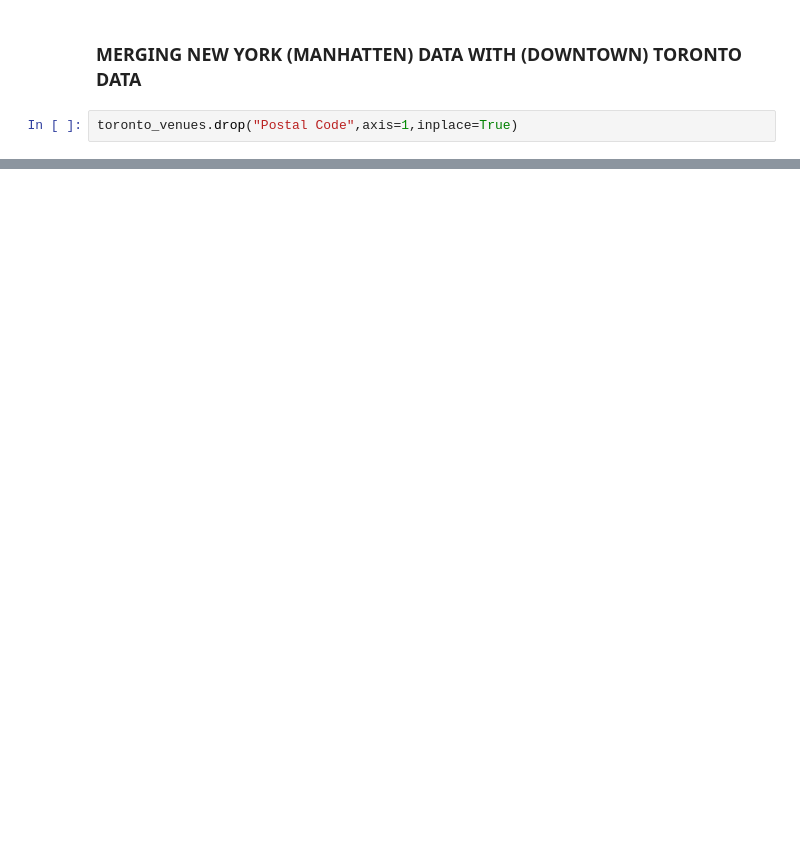
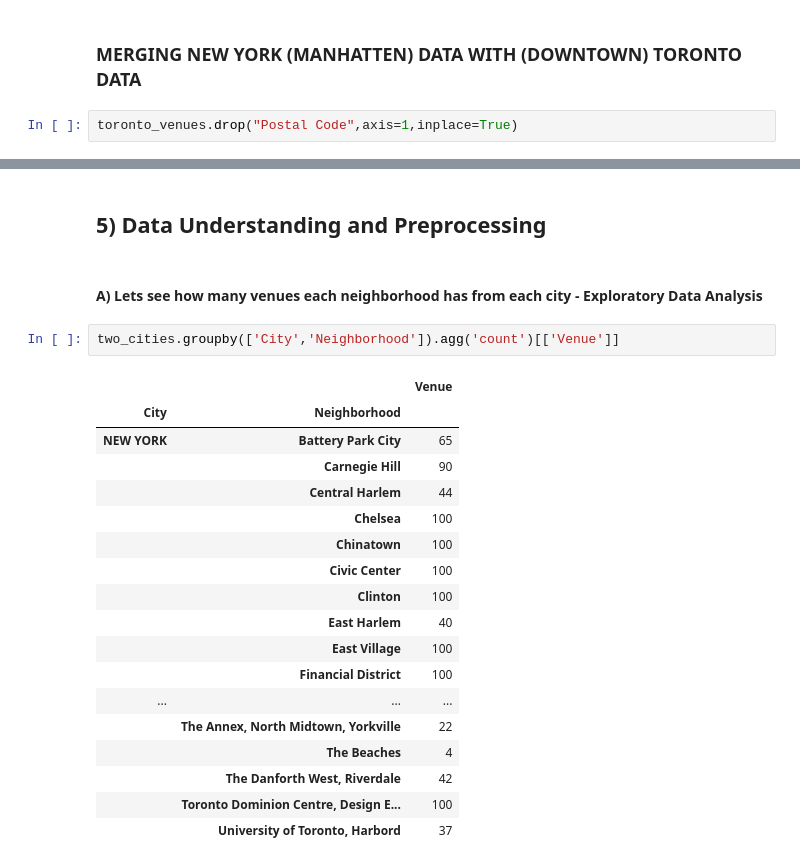
Before and after one commit to Mido-a91/The_Battle_of_Neighborhoods, a Jupyter notebook: The_Battle_of_Neighborhoods Notebook.ipynb, the cells around one changed output, grey strips where cells are left out. Saved outputs shown, nothing was run; the diff lists cells and outputs as text; blank space fills up the shorter version.

```diff
--- a/The_Battle_of_Neighborhoods Notebook.ipynb
+++ b/The_Battle_of_Neighborhoods Notebook.ipynb
@@ -746,3 +749,28 @@ The DataFrame of two cities have 4828 rows and 9 Columns
 | 2 | TORONTO | Downtown Toronto | Regent Park, Harbourfront | 43.65426 | -79.360636 | Cooper Koo Family YMCA | 43.653249 | ... |
 | 3 | TORONTO | Downtown Toronto | Regent Park, Harbourfront | 43.65426 | -79.360636 | Impact Kitchen | 43.656369 | ... |
 | 4 | TORONTO | Downtown Toronto | Regent Park, Harbourfront | 43.65426 | -79.360636 | Body Blitz Spa East | 43.654735 | ... |
+# %% [markdown]
+## 5) Data Understanding and Preprocessing
+# %% [markdown]
+#### A) Lets see how many venues each neighborhood has from each city - Exploratory Data Analysis
+# %%
+two_cities.groupby(['City','Neighborhood']).agg('count')[['Venue']]
+# %% [output]
+|  |  | Venue |
+| City | Neighborhood |  |
+| NEW YORK | Battery Park City | 65 |
+|  | Carnegie Hill | 90 |
+|  | Central Harlem | 44 |
+|  | Chelsea | 100 |
+|  | Chinatown | 100 |
+|  | Civic Center | 100 |
+|  | Clinton | 100 |
+|  | East Harlem | 40 |
+|  | East Village | 100 |
+|  | Financial District | 100 |
+| ... | ... | ... |
+|  | The Annex, North Midtown, Yorkville | 22 |
+|  | The Beaches | 4 |
+|  | The Danforth West, Riverdale | 42 |
+|  | Toronto Dominion Centre, Design E... | 100 |
+|  | University of Toronto, Harbord | 37 |
```
Also changed, not shown: parts of 9 cells of this notebook.
